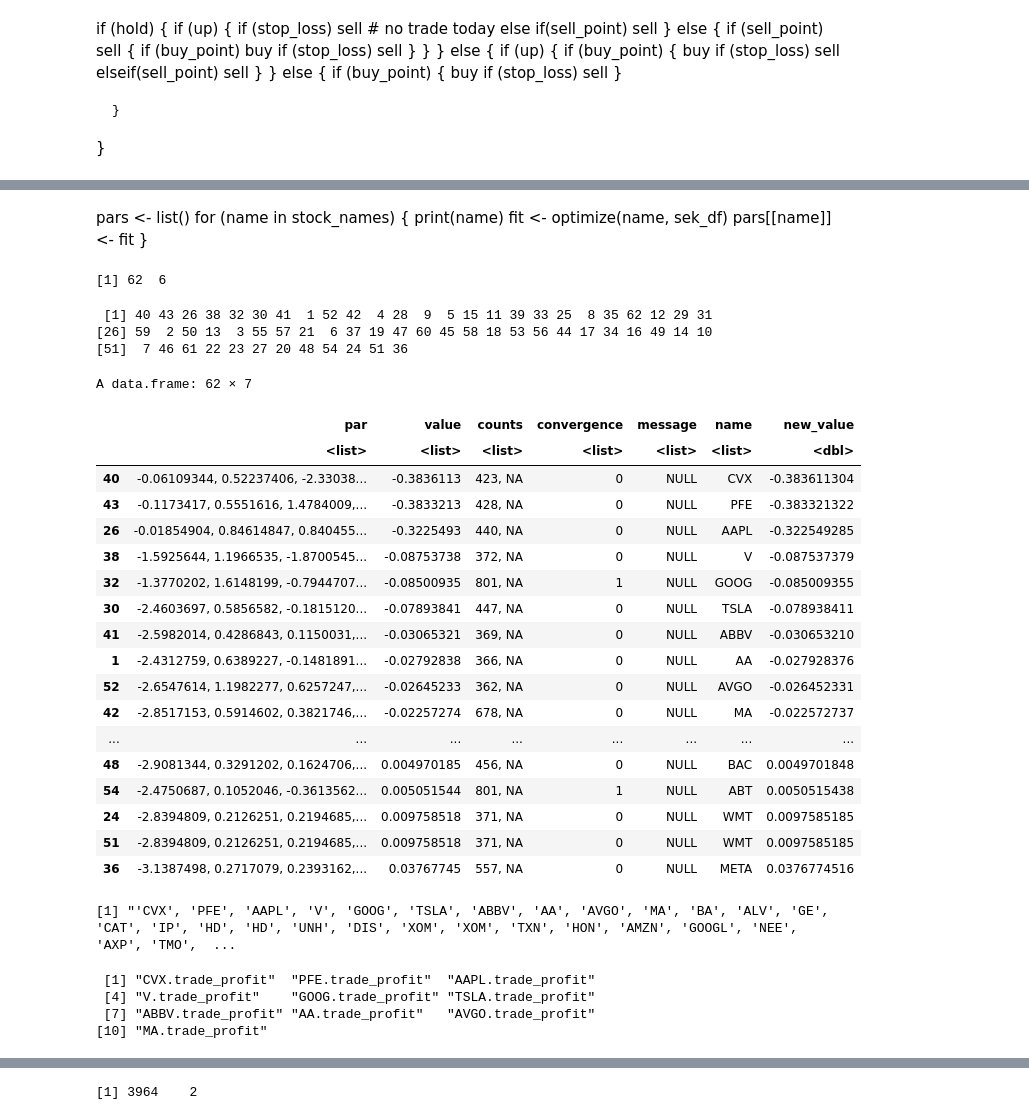
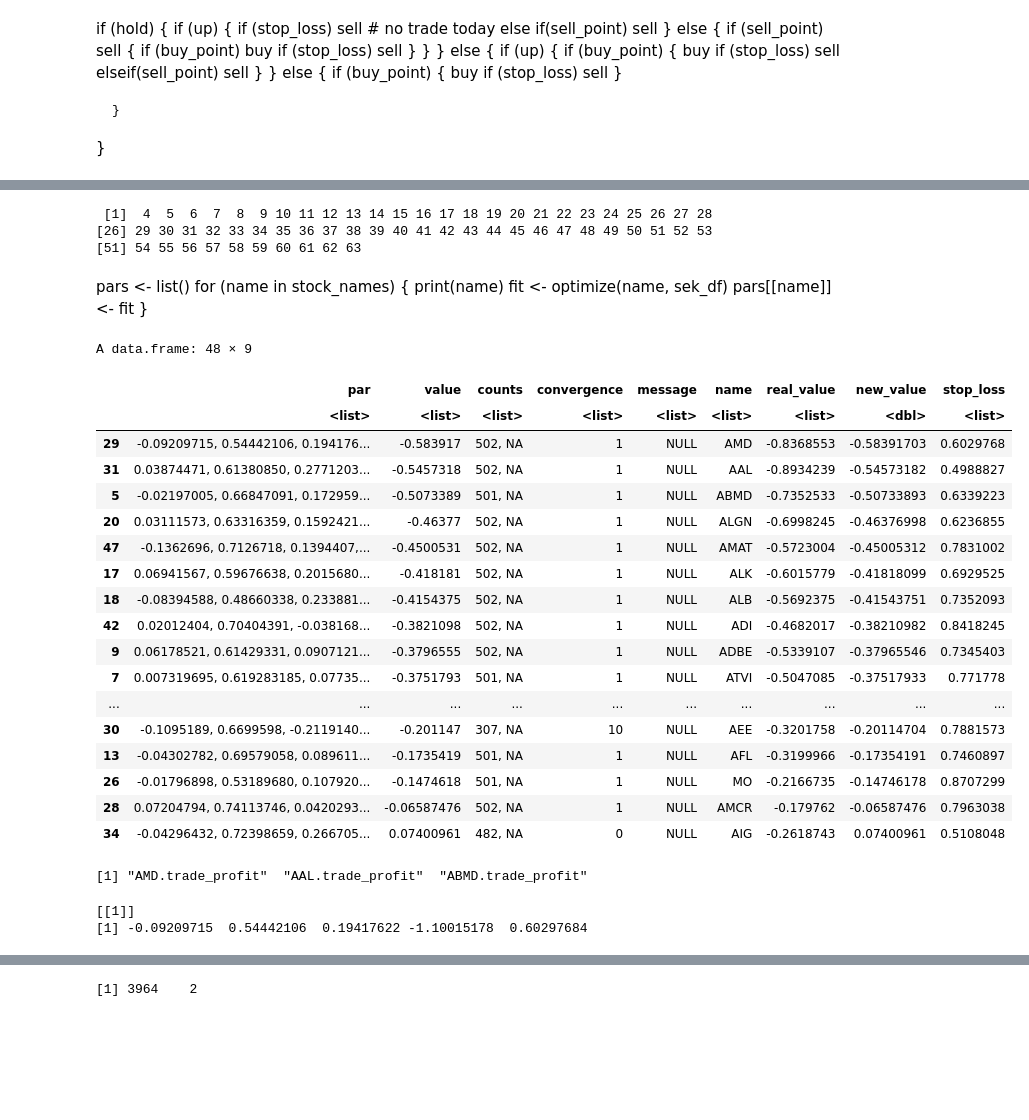
Before and after one commit to smartestrobotdai/portfolio, a Jupyter notebook: r-code/kalman-3.ipynb, the cells around one changed output, grey strips where cells are left out. Saved outputs shown, nothing was run; the diff lists cells and outputs as text; code cells hidden in the pictures; blank space fills up the shorter version.

```diff
--- a/r-code/kalman-3.ipynb
+++ b/r-code/kalman-3.ipynb
@@ -411,3 +491,9 @@ Levels: (497.5,497.8] (497.8,498] (498,498.2] (498.2,498.5]
+# %%
+seq_along(stock_name_list)[-1:-3]
+# %% [output]
+ [1]  4  5  6  7  8  9 10 11 12 13 14 15 16 17 18 19 20 21 22 23 24 25 26 27 28
+[26] 29 30 31 32 33 34 35 36 37 38 39 40 41 42 43 44 45 46 47 48 49 50 51 52 53
+[51] 54 55 56 57 58 59 60 61 62 63
 # %% [markdown]
 pars <- list()
 for (name in stock_names) {
@@ -448,36 +536,29 @@ pars <- readRDS(file="parameters_par.rds")
 # %%
-df_pars <- data.frame(do.call(rbind, pars))
-dim(df_pars)
+nums <- seq(6)
+my_func <- function(x) do.call(rbind, readRDS(file=str_glue("parameters_par_{x}.rds")))
 
+df_pars <- do.call(rbind.data.frame, lapply(nums, my_func))
 df_pars$new_value <- as.numeric(df_pars$value)
-order(df_pars$new_value)
+df_pars$stop_loss <- lapply(df_pars[,'par'], function(x) x[5])
 df_pars[order(df_pars$new_value),]
-
-
-print_vector(df_pars[order(df_pars$new_value),]$name)
 # %% [output]
-[1] 62  6
+A data.frame: 48 × 9
- [1] 40 43 26 38 32 30 41  1 52 42  4 28  9  5 15 11 39 33 25  8 35 62 12 29 31
-[26] 59  2 50 13  3 55 57 21  6 37 19 47 60 45 58 18 53 56 44 17 34 16 49 14 10
-[51]  7 46 61 22 23 27 20 48 54 24 51 36
-A data.frame: 62 × 7
-|  | par | value | counts | convergence | message | name | new_value |
-|  | <list> | <list> | <list> | <list> | <list> | <list> | <dbl> |
-| 40 | -0.06109344, 0.52237406, -2.33038... | -0.3836113 | 423, NA | 0 | NULL | CVX | -0.383611304 |
-| 43 | -0.1173417, 0.5551616, 1.4784009,... | -0.3833213 | 428, NA | 0 | NULL | PFE | -0.383321322 |
-| 26 | -0.01854904, 0.84614847, 0.840455... | -0.3225493 | 440, NA | 0 | NULL | AAPL | -0.322549285 |
-| 38 | -1.5925644, 1.1966535, -1.8700545... | -0.08753738 | 372, NA | 0 | NULL | V | -0.087537379 |
-| 32 | -1.3770202, 1.6148199, -0.7944707... | -0.08500935 | 801, NA | 1 | NULL | GOOG | -0.085009355 |
-| 30 | -2.4603697, 0.5856582, -0.1815120... | -0.07893841 | 447, NA | 0 | NULL | TSLA | -0.078938411 |
-| 41 | -2.5982014, 0.4286843, 0.1150031,... | -0.03065321 | 369, NA | 0 | NULL | ABBV | -0.030653210 |
-| 1 | -2.4312759, 0.6389227, -0.1481891... | -0.02792838 | 366, NA | 0 | NULL | AA | -0.027928376 |
-| 52 | -2.6547614, 1.1982277, 0.6257247,... | -0.02645233 | 362, NA | 0 | NULL | AVGO | -0.026452331 |
-| 42 | -2.8517153, 0.5914602, 0.3821746,... | -0.02257274 | 678, NA | 0 | NULL | MA | -0.022572737 |
-| ... | ... | ... | ... | ... | ... | ... | ... |
-| 48 | -2.9081344, 0.3291202, 0.1624706,... | 0.004970185 | 456, NA | 0 | NULL | BAC | 0.0049701848 |
-| 54 | -2.4750687, 0.1052046, -0.3613562... | 0.005051544 | 801, NA | 1 | NULL | ABT | 0.0050515438 |
-| 24 | -2.8394809, 0.2126251, 0.2194685,... | 0.009758518 | 371, NA | 0 | NULL | WMT | 0.0097585185 |
-| 51 | -2.8394809, 0.2126251, 0.2194685,... | 0.009758518 | 371, NA | 0 | NULL | WMT | 0.0097585185 |
-| 36 | -3.1387498, 0.2717079, 0.2393162,... | 0.03767745 | 557, NA | 0 | NULL | META | 0.0376774516 |
+|  | par | value | counts | convergence | message | name | real_value | new_value | stop_loss |
+|  | <list> | <list> | <list> | <list> | <list> | <list> | <list> | <dbl> | <list> |
+| 29 | -0.09209715, 0.54442106, 0.194176... | -0.583917 | 502, NA | 1 | NULL | AMD | -0.8368553 | -0.58391703 | 0.6029768 |
+| 31 | 0.03874471, 0.61380850, 0.2771203... | -0.5457318 | 502, NA | 1 | NULL | AAL | -0.8934239 | -0.54573182 | 0.4988827 |
+| 5 | -0.02197005, 0.66847091, 0.172959... | -0.5073389 | 501, NA | 1 | NULL | ABMD | -0.7352533 | -0.50733893 | 0.6339223 |
+| 20 | 0.03111573, 0.63316359, 0.1592421... | -0.46377 | 502, NA | 1 | NULL | ALGN | -0.6998245 | -0.46376998 | 0.6236855 |
+| 47 | -0.1362696, 0.7126718, 0.1394407,... | -0.4500531 | 502, NA | 1 | NULL | AMAT | -0.5723004 | -0.45005312 | 0.7831002 |
+| 17 | 0.06941567, 0.59676638, 0.2015680... | -0.418181 | 502, NA | 1 | NULL | ALK | -0.6015779 | -0.41818099 | 0.6929525 |
+| 18 | -0.08394588, 0.48660338, 0.233881... | -0.4154375 | 502, NA | 1 | NULL | ALB | -0.5692375 | -0.41543751 | 0.7352093 |
+| 42 | 0.02012404, 0.70404391, -0.038168... | -0.3821098 | 502, NA | 1 | NULL | ADI | -0.4682017 | -0.38210982 | 0.8418245 |
+| 9 | 0.06178521, 0.61429331, 0.0907121... | -0.3796555 | 502, NA | 1 | NULL | ADBE | -0.5339107 | -0.37965546 | 0.7345403 |
+| 7 | 0.007319695, 0.619283185, 0.07735... | -0.3751793 | 501, NA | 1 | NULL | ATVI | -0.5047085 | -0.37517933 | 0.771778 |
+| ... | ... | ... | ... | ... | ... | ... | ... | ... | ... |
+| 30 | -0.1095189, 0.6699598, -0.2119140... | -0.201147 | 307, NA | 10 | NULL | AEE | -0.3201758 | -0.20114704 | 0.7881573 |
+| 13 | -0.04302782, 0.69579058, 0.089611... | -0.1735419 | 501, NA | 1 | NULL | AFL | -0.3199966 | -0.17354191 | 0.7460897 |
+| 26 | -0.01796898, 0.53189680, 0.107920... | -0.1474618 | 501, NA | 1 | NULL | MO | -0.2166735 | -0.14746178 | 0.8707299 |
+| 28 | 0.07204794, 0.74113746, 0.0420293... | -0.06587476 | 502, NA | 1 | NULL | AMCR | -0.179762 | -0.06587476 | 0.7963038 |
+| 34 | -0.04296432, 0.72398659, 0.266705... | 0.07400961 | 482, NA | 0 | NULL | AIG | -0.2618743 | 0.07400961 | 0.5108048 |
-[1] "'CVX', 'PFE', 'AAPL', 'V', 'GOOG', 'TSLA', 'ABBV', 'AA', 'AVGO', 'MA', 'BA', 'ALV', 'GE', 'CAT', 'IP', 'HD', 'HD', 'UNH', 'DIS', 'XOM', 'XOM', 'TXN', 'HON', 'AMZN', 'GOOGL', 'NEE', 'AXP', 'TMO',  ...
 # %%
@@ -495,13 +581,15 @@ apply_model <- function(name, par, verbose=FALSE) {
     return(df1)
 }
 # %%
-chosen_names <- c('CVX', 'PFE', 'AAPL', 'V', 'GOOG', 'TSLA', 'ABBV', 'AA', 'AVGO', 'MA')
+chosen_names <- c('AMD', 'AAL', 'ABMD')
 profits_names <- paste0(chosen_names, '.trade_profit')
 profits_names
 # %% [output]
- [1] "CVX.trade_profit"  "PFE.trade_profit"  "AAPL.trade_profit"
- [4] "V.trade_profit"    "GOOG.trade_profit" "TSLA.trade_profit"
- [7] "ABBV.trade_profit" "AA.trade_profit"   "AVGO.trade_profit"
-[10] "MA.trade_profit"
+[1] "AMD.trade_profit"  "AAL.trade_profit"  "ABMD.trade_profit"
+# %%
+df_pars %>% filter(name=='AMD') %>% pull(par)
+# %% [output]
+[[1]]
+[1] -0.09209715  0.54442106  0.19417622 -1.10015178  0.60297684
 # %%
 
```
Also changed, not shown: parts of 22 cells of this notebook.
